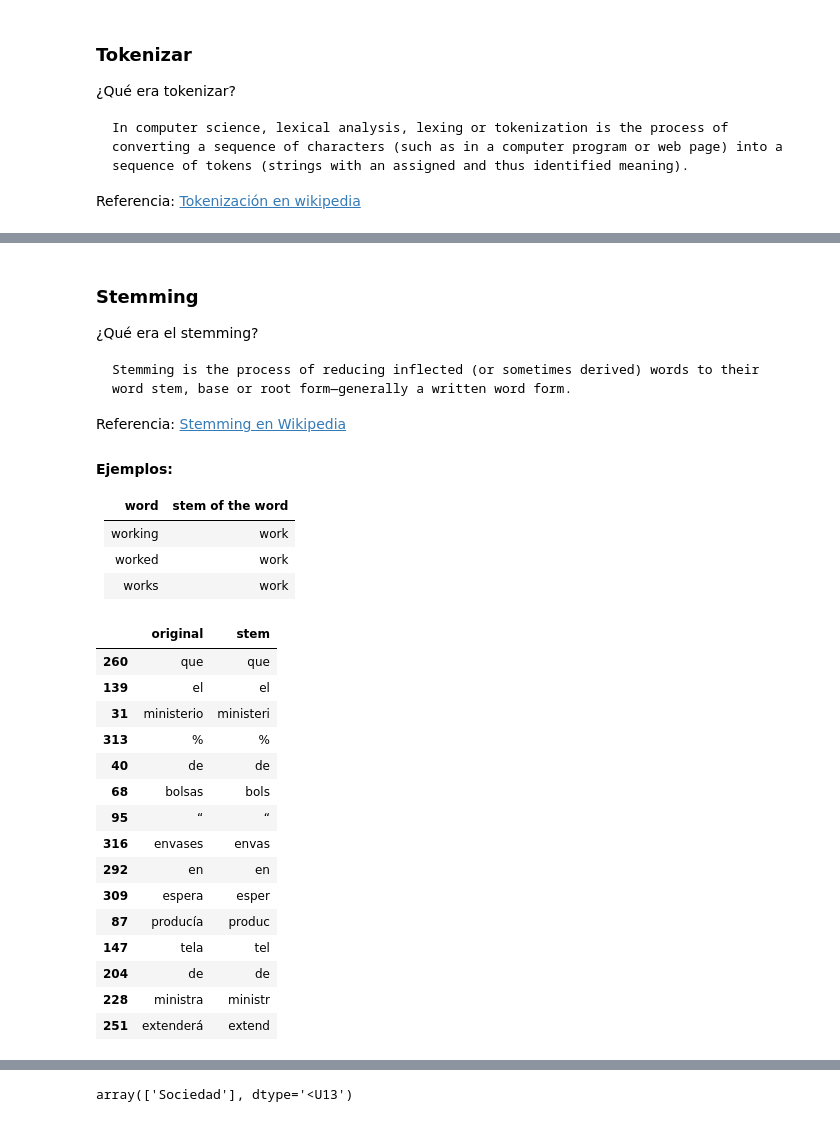
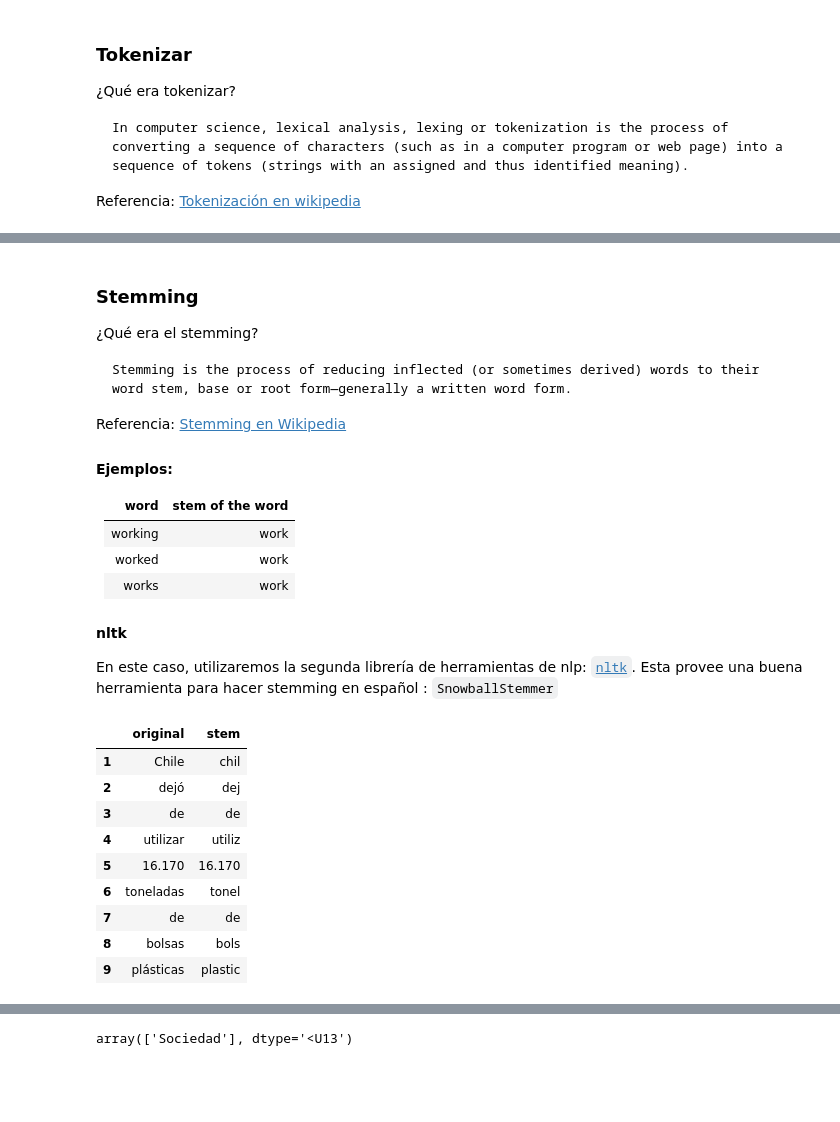
Before and after one commit to dccuchile/CC6205, a Jupyter notebook: tutorials/Auxiliar_1.ipynb, the cells around one changed output, grey strips where cells are left out. Cells and saved outputs as stored; diff of their text form; code cells hidden in the pictures; blank space fills up the shorter version.

```diff
--- a/tutorials/Auxiliar_1.ipynb
+++ b/tutorials/Auxiliar_1.ipynb
@@ -113,6 +74,9 @@ True
 # %%
-nacional = pd.read_json("./datasets/biobio_nacional.json", encoding ='utf-8')
-internacional = pd.read_json("./datasets/biobio_internacional.json", encoding ='utf-8')
-economia = pd.read_json("./datasets/biobio_economia.json", encoding ='utf-8')
-sociedad = pd.read_json("./datasets/biobio_sociedad.json", encoding ='utf-8')
-opinion = pd.read_json("./datasets/biobio_opinion.json", encoding ='utf-8')
+nacional = pd.read_json("https://raw.githubusercontent.com/dccuchile/CC6205/master/tutorials/datasets/biobio_nacional.json", encoding ='utf-8')
+internacional = pd.read_json("https://raw.githubusercontent.com/dccuchile/CC6205/master/tutorials/datasets/biobio_internacional.json", encoding ='utf-8')
+economia = pd.read_json("https://raw.githubusercontent.com/dccuchile/CC6205/master/tutorials/datasets/biobio_economia.json", encoding ='utf-8')
+sociedad = pd.read_json("https://raw.githubusercontent.com/dccuchile/CC6205/master/tutorials/datasets/biobio_sociedad.json", encoding ='utf-8')
+opinion = pd.read_json("https://raw.githubusercontent.com/dccuchile/CC6205/master/tutorials/datasets/biobio_opinion.json", encoding ='utf-8')
+
+datasets = [nacional, internacional, economia, sociedad, opinion]
+dataset = pd.concat(datasets)
@@ -134,6 +103,7 @@ sample
 |  | publication_date | publication_hour | author | author_link | title | link | category | subcategory | ... |
 | 19 | 02/08/2019 | 15:08 | Emilio Contreras | /lista/autores/Econtreras | Chile deja de utilizar 16.170 ton... | https://www.biobiochile.cl/notici... | Sociedad | Sociedad | ... |
 # %%
-sample_content = sample.values[0][8]
-sample_category = sample.values[0][6]
+# Extraemos el contenido y la categoría de la noticia seleccionada.
+sample_content = sample.content.values[0]
+sample_category = sample.category.values[0]
 # %%
@@ -156,0 +135,3 @@ Referencia: [Tokenización en wikipedia](https://en.wikipedia.org/wiki/Lexical_a
+# %%
+for word in nlp("hola gentíl ciudadano, ¿qué tal?"):
+    print(word)
@@ -244,28 +253,27 @@ Referencia: [Stemming en Wikipedia](https://en.wikipedia.org/wiki/Stemming)
 working | work
 worked | work
 works | work
+
+#### nltk
+
+En este caso, utilizaremos la segunda librería de herramientas de nlp: [`nltk`](https://www.nltk.org/). Esta provee una buena herramienta para hacer stemming en español : `SnowballStemmer`
 # %%
 stemmer = SnowballStemmer('spanish')
 stemmed_content = [stemmer.stem(word) for word in tokenized_content]
 # %%
-pd.DataFrame(zip(tokenized_content, stemmed_content), columns=['original', 'stem']).sample(15)
+pd.DataFrame(zip(tokenized_content, stemmed_content),
+             columns=['original', 'stem'])[1:10]
 # %% [output]
 |  | original | stem |
-| 260 | que | que |
-| 139 | el | el |
-| 31 | ministerio | ministeri |
-| 313 | % | % |
-| 40 | de | de |
-| 68 | bolsas | bols |
-| 95 | “ | “ |
-| 316 | envases | envas |
-| 292 | en | en |
-| 309 | espera | esper |
-| 87 | producía | produc |
-| 147 | tela | tel |
-| 204 | de | de |
-| 228 | ministra | ministr |
-| 251 | extenderá | extend |
+| 1 | Chile | chil |
+| 2 | dejó | dej |
+| 3 | de | de |
+| 4 | utilizar | utiliz |
+| 5 | 16.170 | 16.170 |
+| 6 | toneladas | tonel |
+| 7 | de | de |
+| 8 | bolsas | bols |
+| 9 | plásticas | plastic |
 # %% [markdown]
 ### Lematización
 
```
Also changed, not shown: parts of 78 cells of this notebook.
